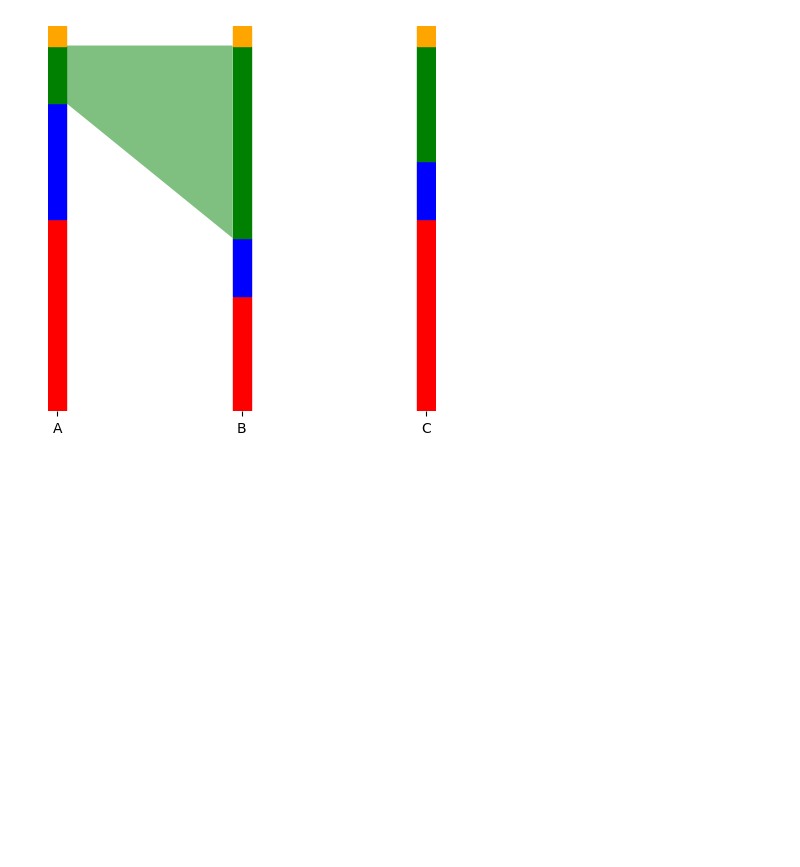
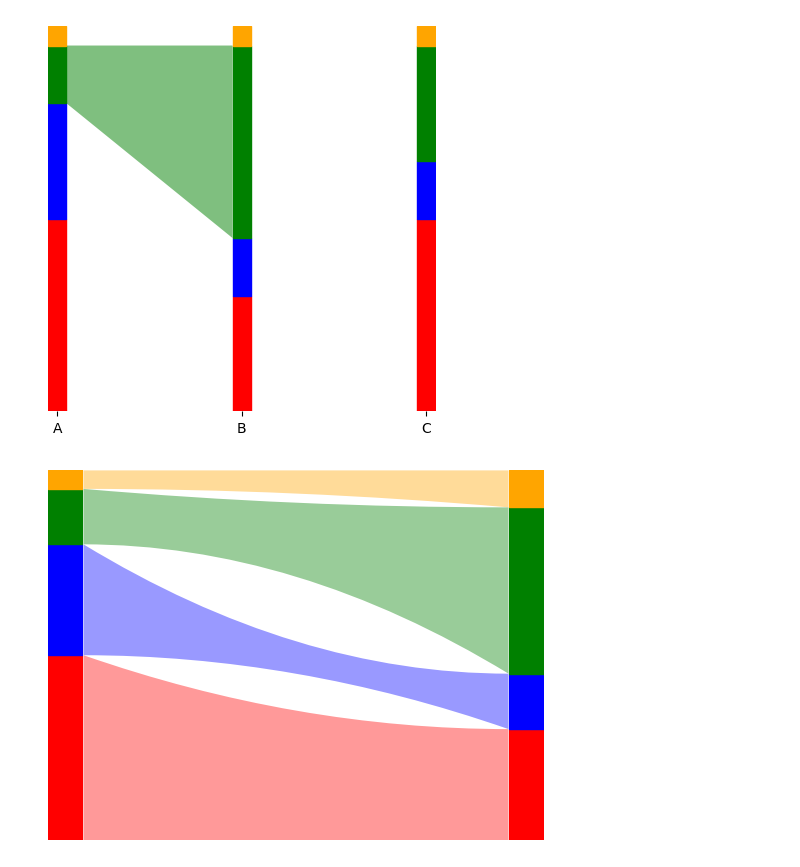
Before and after one commit to harryhaller001/matplotlib-sankey, a Jupyter notebook: testing.ipynb, the cells around one changed output. Saved outputs shown, nothing was run; the diff lists cells and outputs as text; code cells hidden in the pictures; blank space fills up the shorter version.

Commit message:
working on sankey plot testing

```diff
--- a/testing.ipynb
+++ b/testing.ipynb
@@ -49,0 +53,71 @@ ax.add_patch(poly)
+# %%
+SIZES = [[0.5, 0.3, 0.15, 0.05], [0.3, 0.15, 0.45, 0.1]]
+COLORS = ["red", "blue", "green", "orange"]
+FRAMEON = True
+
+fig, (ax0, ax1, ax2) = plt.subplots(nrows=1, ncols=3, sharey=True, width_ratios=[1, 12, 1], frameon=FRAMEON)
+
+# Remove spacing
+fig.subplots_adjust(hspace=0, wspace=0)
+
+
+def _clean_axis(_ax: Axes, frameon: bool = True) -> Axes:
+    _ax.set_yticklabels([])
+    _ax.set_xticklabels([])
+    _ax.set_ylim(0, 1)
+    _ax.set_yticks([])
+    _ax.set_xticks([])
+
+    if frameon is False:
+        # Despine
+        _ax.spines["top"].set_visible(False)
+        _ax.spines["left"].set_visible(False)
+        _ax.spines["right"].set_visible(False)
+        _ax.spines["bottom"].set_visible(False)
+    return _ax
+
+
+ax0 = _clean_axis(ax0, frameon=False)
+
+for index, size in enumerate(SIZES[0]):
+    rect = Rectangle(xy=(0, sum(SIZES[0][:index])), width=1, height=size, color=COLORS[index], zorder=1)
+    ax0.add_patch(rect)
+
+ax1 = _clean_axis(ax1, frameon=False)
+
+
+for index in range(len(COLORS)):
+    y1_start = sum(SIZES[0][:index])
+    y1_end = sum(SIZES[1][:index])
+
+    y2_start = sum(SIZES[1][: index + 1])
+    y2_end = sum(SIZES[0][: index + 1])
+
+    # Add curves
+    poly = PathPatch(
+        Path(
+            vertices=[
+                (0.0, y1_start),
+                (0.5, (y1_start - y1_end) + y1_end),
+                (1, y1_end),
+                (1, y2_start),
+                (0.5, (y2_start - y2_end) + y2_end),
+                (0, y2_end),
+            ],
+            codes=[Path.MOVETO, Path.CURVE3, Path.CURVE3, Path.LINETO, Path.CURVE3, Path.CURVE3],
+            closed=True,
+        ),
+        color=COLORS[index],
+        zorder=0,
+        alpha=0.4,
+        lw=0,
+    )
+    ax1.add_patch(poly)
+
+ax2 = _clean_axis(ax2, frameon=False)
+
+for index, size in enumerate(SIZES[1]):
+    rect = Rectangle(xy=(0, sum(SIZES[1][:index])), width=1, height=size, color=COLORS[index], zorder=1)
+    ax2.add_patch(rect)
+# %% [output]
+[figure, added]
```
Also changed, not shown: parts of 3 cells of this notebook, 1 other file.
